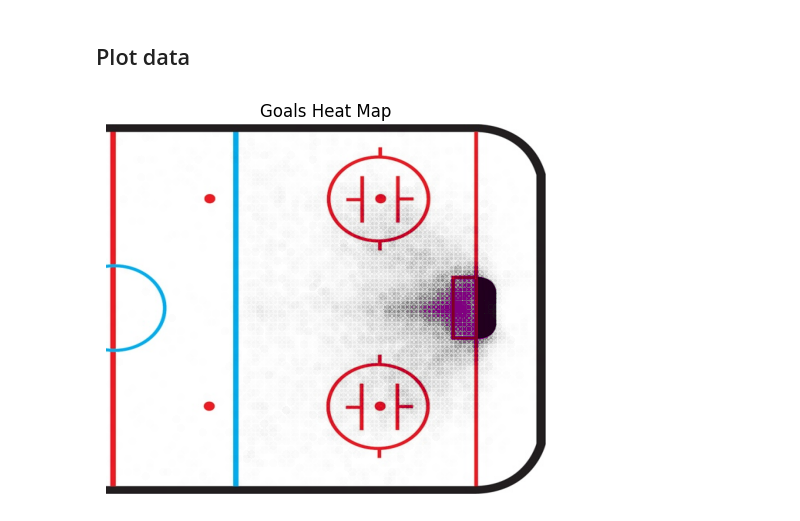
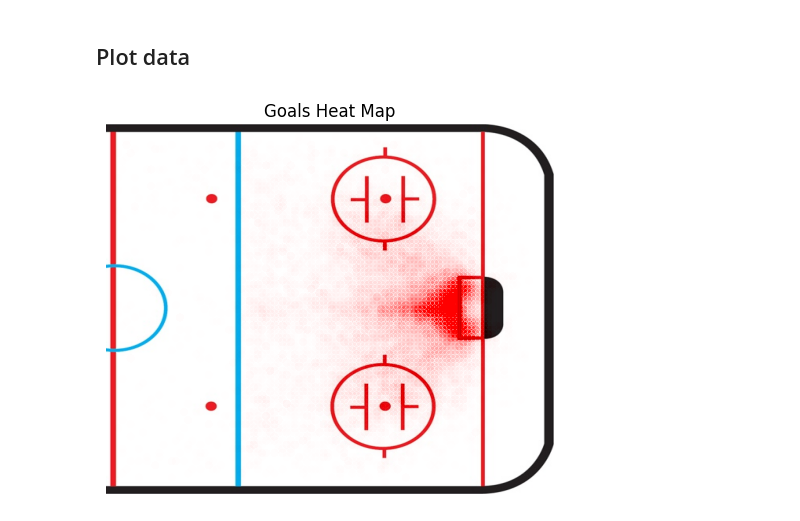
Before and after one commit to jardabezdek/ffc-backend, a Jupyter notebook: notebooks/playground/20240616_06_xG_model.ipynb, the cells around one changed output. Drawn from its saved outputs; the diff is of its cells as text; code cells hidden in the pictures.

Commit message:
feat(notebooks): add playground xg model

```diff
--- a/notebooks/playground/20240616_06_xG_model.ipynb
+++ b/notebooks/playground/20240616_06_xG_model.ipynb
@@ -108,3 +247,8 @@ df["time_between_shots"] = (
+# %%
+# flags
+
+df["is_empty_net"] = df.goalie_in_net_id.isna().astype(int)
+df["is_goal"] = df.event_type.eq("goal").astype(int)
 # %%
 df.head()
 # %% [output]
@@ -117,43 +263,62 @@ df.head()
+# %%
+df = (
+    df
+    .loc[
+        # filter out blocked shots
+        (df.event_type != "blocked-shot")
+
+        # filter out shots from team own half of the rink
+        & (df.x_coord_norm >= 0)
+    ]
+    .reset_index(drop=True)
+)
 # %% [markdown]
 ## Plot data
 # %%
 # plot goals heat map
 
-df_goals = df.loc[(df.event_type == "goal") & (df.x_coord_norm >= 0)]
+def plot_heatmap(df: pd.DataFrame, title: str, alpha: float = 0.005) -> None:
+    img = plt.imread("/usr/src/app/playground/images/half_rink_diagram.jpg")
+    plt.imshow(
+        img,
+        zorder=0,
+        extent=[
+            # df.x_coord_norm.min(),
+            # df.x_coord_norm.max(),
+            # df.y_coord_norm.min(),
+            # df.y_coord_norm.max(),
+            # 0, 100, -43, 43,
+            -3, 106, -45, 45,
+        ],
+    )
+    ax = sns.scatterplot(
+        data=df,
+        x="x_coord_norm",
+        y="y_coord_norm",
+        hue="event_type",
+        alpha=alpha,
+        zorder=1,
+        # palette=["orange"],
+        # palette=["y"],
+        # palette=["purple", "y"],
+        palette={"goal": "red", "shot-on-goal": "orange", "missed-shot": "yellow"},
+    )
 
-img = plt.imread("/usr/src/app/playground/images/half_rink_diagram.jpg")
-plt.imshow(
-    img,
-    zorder=0,
-    extent=[
-        df_goals.x_coord_norm.min(),
-        df_goals.x_coord_norm.max(),
-        df_goals.y_coord_norm.min(),
-        df_goals.y_coord_norm.max(),
-    ],
+    # hide axis
+    ax.axis("off")
+
+    # hide legend
+    ax.get_legend().set_visible(False)
+
+    # add title
+    ax.set_title(title)
+
+    plt.show()
+
+
+plot_heatmap(
+    df=df.loc[df.event_type == "goal"],
+    title="Goals Heat Map",
 )
-
-ax = sns.scatterplot(
-    data=df_goals,
-    x="x_coord_norm",
-    y="y_coord_norm",
-    hue="event_type",
-    alpha=0.005,
-    zorder=1,
-    # palette=["orange"],
-    # palette=["y"],
-    palette=["purple"],
-)
-
-# hide axis
-ax.axis("off")
-
-# hide legend
-ax.get_legend().set_visible(False)
-
-# add title
-ax.set_title("Goals Heat Map")
-
-plt.show()
 # %% [output]
-[figure, old version]
+[figure, new version]
```
Also changed, not shown: parts of 46 cells of this notebook, 8 other files.
